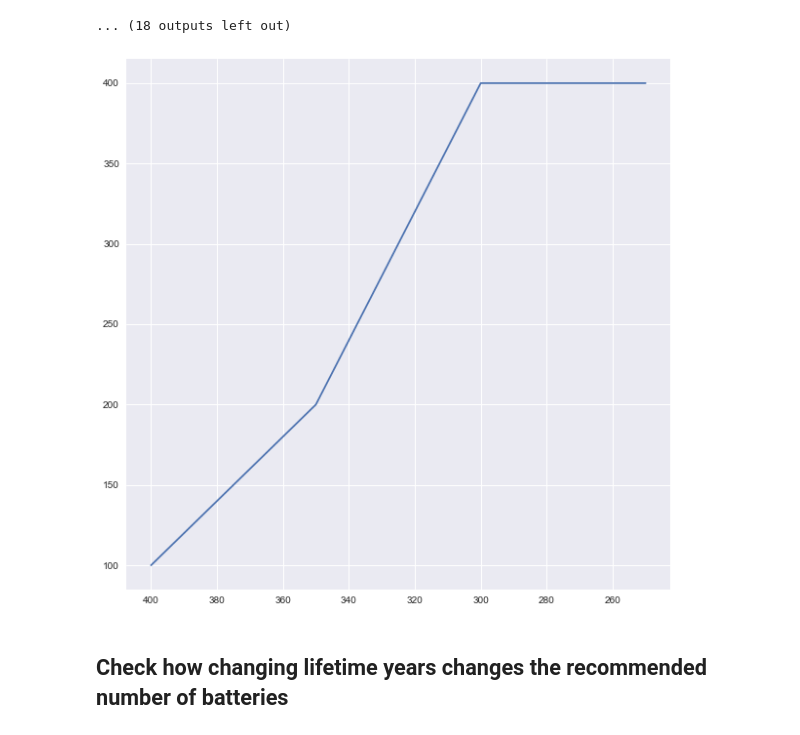
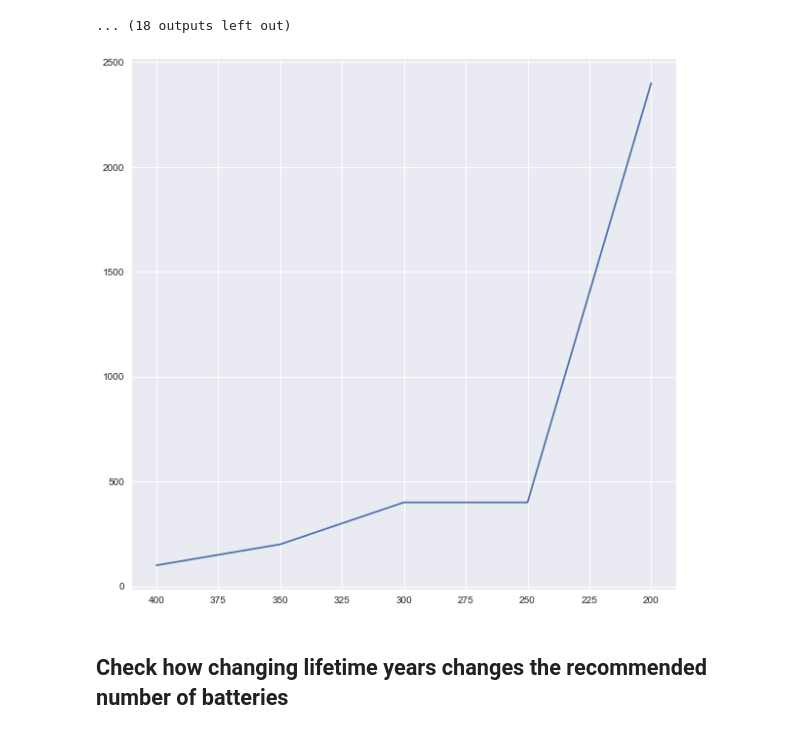
Before and after one commit to amzn/supply-chain-simulation-environment, a Jupyter notebook: src/bayesian_optimization/sensitivity_analysis.ipynb, the cells around one changed output. Cells and saved outputs as stored; diff of their text form; code cells hidden in the pictures.

```diff
--- a/src/bayesian_optimization/sensitivity_analysis.ipynb
+++ b/src/bayesian_optimization/sensitivity_analysis.ipynb
@@ -837,17 +847,17 @@ successfully ran loop
 # %%
 # Plot the no. of batteries the model recommends vs. the battery penalty
 
-optimal_n_batteries = [100, 200, 400, 400]
-battery_penalty = [400, 350, 300, 250]
+optimal_n_batteries = [100, 200, 400, 400, 2400]
+battery_penalty = [400, 350, 300, 250, 200]
 
 plt.style.use('seaborn')
 fig = plt.figure(figsize=(10,10))
 
 plt.gca().invert_xaxis()
 plt.plot(battery_penalty, optimal_n_batteries)
 plt.show()
 # %% [output]
-[figure, old version]
+[figure, new version]
 # %% [markdown]
 ## Check how changing lifetime years changes the recommended number of batteries
 # %%
```
Also changed, not shown: parts of 2 cells of this notebook, 12 other files.
